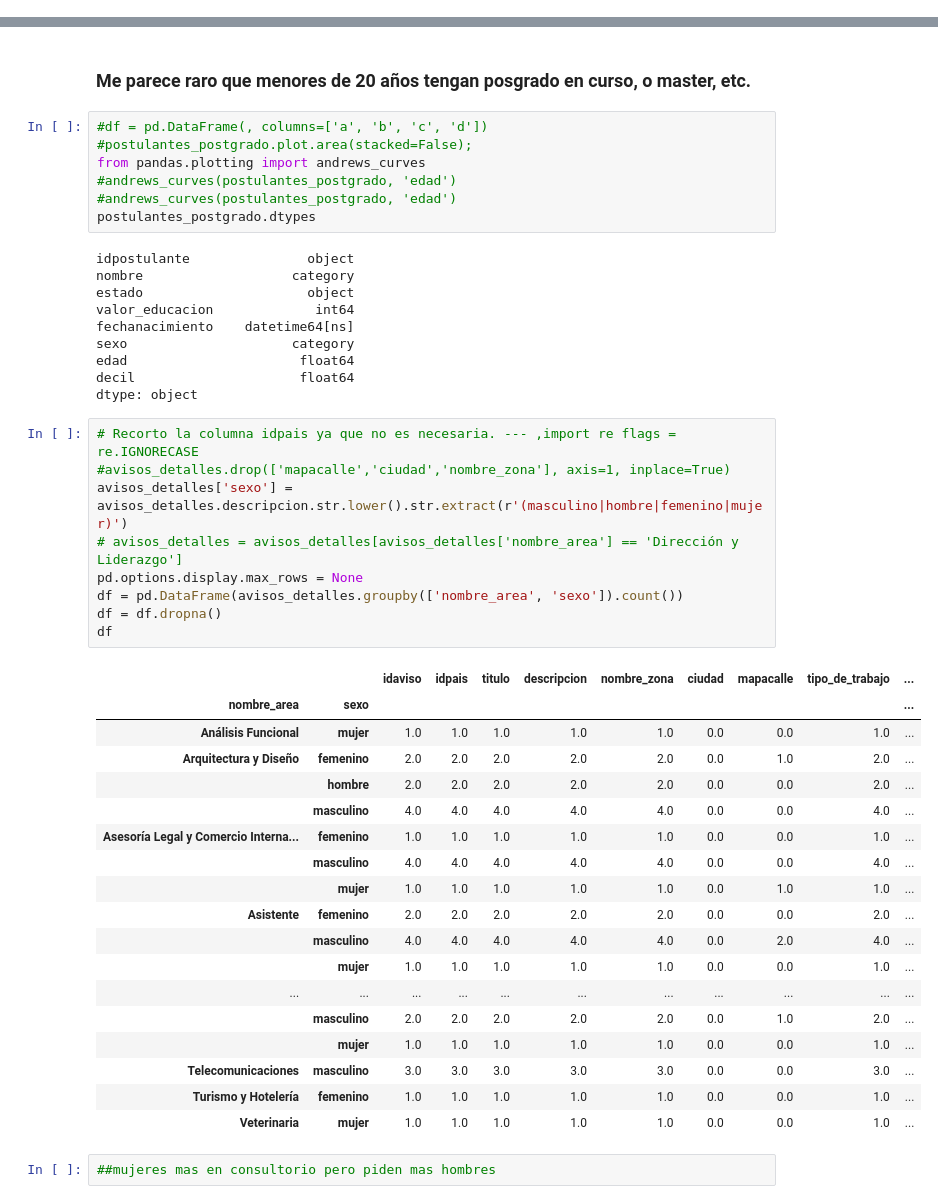
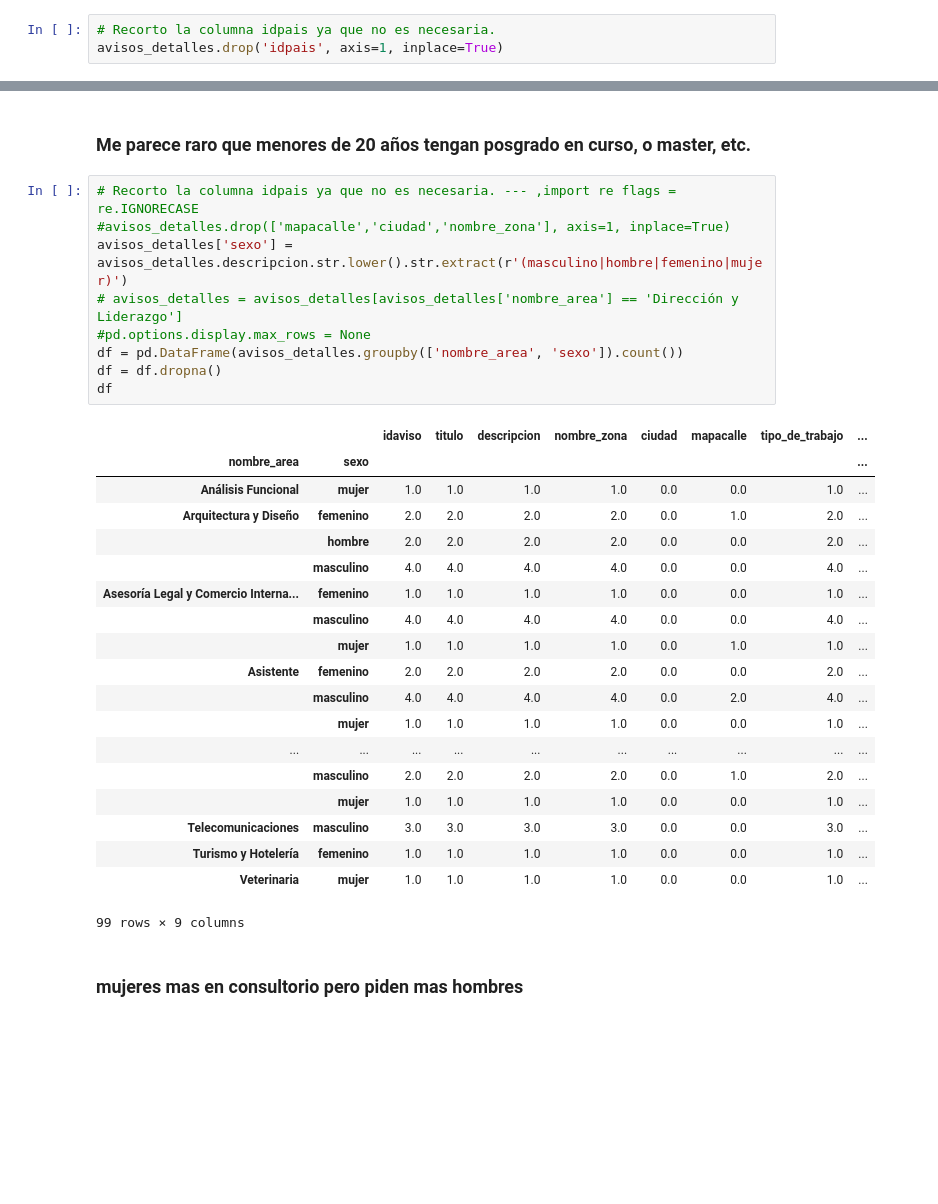
Before and after one commit to PRPablo/dataJobSearches, a Jupyter notebook: exploratoryAnalysis/tp_ariel.ipynb, the cells around one changed output, grey strips where cells are left out. Cells and saved outputs as stored; diff of their text form; blank space fills up the shorter version.

```diff
--- a/exploratoryAnalysis/tp_ariel.ipynb
+++ b/exploratoryAnalysis/tp_ariel.ipynb
@@ -59,0 +60,3 @@ Timestamp('2018-04-09 21:54:08.763476')
+# %%
+# Recorto la columna idpais ya que no es necesaria.
+avisos_detalles.drop('idpais', axis=1, inplace=True)
@@ -275,53 +284,37 @@ plt.show()
 [figure]
 # %% [markdown]
 ### Me parece raro que menores de 20 años tengan posgrado en curso, o master, etc.
-# %%
-#df = pd.DataFrame(, columns=['a', 'b', 'c', 'd'])
-#postulantes_postgrado.plot.area(stacked=False);
-from pandas.plotting import andrews_curves
-#andrews_curves(postulantes_postgrado, 'edad')
-#andrews_curves(postulantes_postgrado, 'edad')
-postulantes_postgrado.dtypes
-# %% [output]
-idpostulante               object
-nombre                   category
-estado                     object
-valor_educacion             int64
-fechanacimiento    datetime64[ns]
-sexo                     category
-edad                      float64
-decil                     float64
-dtype: object
 # %%
 # Recorto la columna idpais ya que no es necesaria. --- ,import re flags = re.IGNORECASE
 #avisos_detalles.drop(['mapacalle','ciudad','nombre_zona'], axis=1, inplace=True)
 avisos_detalles['sexo'] = avisos_detalles.descripcion.str.lower().str.extract(r'(masculino|hombre|femenino|mujer)')
 # avisos_detalles = avisos_detalles[avisos_detalles['nombre_area'] == 'Dirección y Liderazgo']
-pd.options.display.max_rows = None
+#pd.options.display.max_rows = None
 df = pd.DataFrame(avisos_detalles.groupby(['nombre_area', 'sexo']).count())
 df = df.dropna()
 df
 # %% [output]
-|  |  | idaviso | idpais | titulo | descripcion | nombre_zona | ciudad | mapacalle | tipo_de_trabajo | ... |
-| nombre_area | sexo |  |  |  |  |  |  |  |  | ... |
-| Análisis Funcional | mujer | 1.0 | 1.0 | 1.0 | 1.0 | 1.0 | 0.0 | 0.0 | 1.0 | ... |
-| Arquitectura y Diseño | femenino | 2.0 | 2.0 | 2.0 | 2.0 | 2.0 | 0.0 | 1.0 | 2.0 | ... |
-|  | hombre | 2.0 | 2.0 | 2.0 | 2.0 | 2.0 | 0.0 | 0.0 | 2.0 | ... |
-|  | masculino | 4.0 | 4.0 | 4.0 | 4.0 | 4.0 | 0.0 | 0.0 | 4.0 | ... |
-| Asesoría Legal y Comercio Interna... | femenino | 1.0 | 1.0 | 1.0 | 1.0 | 1.0 | 0.0 | 0.0 | 1.0 | ... |
-|  | masculino | 4.0 | 4.0 | 4.0 | 4.0 | 4.0 | 0.0 | 0.0 | 4.0 | ... |
-|  | mujer | 1.0 | 1.0 | 1.0 | 1.0 | 1.0 | 0.0 | 1.0 | 1.0 | ... |
-| Asistente | femenino | 2.0 | 2.0 | 2.0 | 2.0 | 2.0 | 0.0 | 0.0 | 2.0 | ... |
-|  | masculino | 4.0 | 4.0 | 4.0 | 4.0 | 4.0 | 0.0 | 2.0 | 4.0 | ... |
-|  | mujer | 1.0 | 1.0 | 1.0 | 1.0 | 1.0 | 0.0 | 0.0 | 1.0 | ... |
-| ... | ... | ... | ... | ... | ... | ... | ... | ... | ... | ... |
-|  | masculino | 2.0 | 2.0 | 2.0 | 2.0 | 2.0 | 0.0 | 1.0 | 2.0 | ... |
-|  | mujer | 1.0 | 1.0 | 1.0 | 1.0 | 1.0 | 0.0 | 0.0 | 1.0 | ... |
-| Telecomunicaciones | masculino | 3.0 | 3.0 | 3.0 | 3.0 | 3.0 | 0.0 | 0.0 | 3.0 | ... |
-| Turismo y Hotelería | femenino | 1.0 | 1.0 | 1.0 | 1.0 | 1.0 | 0.0 | 0.0 | 1.0 | ... |
-| Veterinaria | mujer | 1.0 | 1.0 | 1.0 | 1.0 | 1.0 | 0.0 | 0.0 | 1.0 | ... |
+|  |  | idaviso | titulo | descripcion | nombre_zona | ciudad | mapacalle | tipo_de_trabajo | ... |
+| nombre_area | sexo |  |  |  |  |  |  |  | ... |
+| Análisis Funcional | mujer | 1.0 | 1.0 | 1.0 | 1.0 | 0.0 | 0.0 | 1.0 | ... |
+| Arquitectura y Diseño | femenino | 2.0 | 2.0 | 2.0 | 2.0 | 0.0 | 1.0 | 2.0 | ... |
+|  | hombre | 2.0 | 2.0 | 2.0 | 2.0 | 0.0 | 0.0 | 2.0 | ... |
+|  | masculino | 4.0 | 4.0 | 4.0 | 4.0 | 0.0 | 0.0 | 4.0 | ... |
+| Asesoría Legal y Comercio Interna... | femenino | 1.0 | 1.0 | 1.0 | 1.0 | 0.0 | 0.0 | 1.0 | ... |
+|  | masculino | 4.0 | 4.0 | 4.0 | 4.0 | 0.0 | 0.0 | 4.0 | ... |
+|  | mujer | 1.0 | 1.0 | 1.0 | 1.0 | 0.0 | 1.0 | 1.0 | ... |
+| Asistente | femenino | 2.0 | 2.0 | 2.0 | 2.0 | 0.0 | 0.0 | 2.0 | ... |
+|  | masculino | 4.0 | 4.0 | 4.0 | 4.0 | 0.0 | 2.0 | 4.0 | ... |
+|  | mujer | 1.0 | 1.0 | 1.0 | 1.0 | 0.0 | 0.0 | 1.0 | ... |
+| ... | ... | ... | ... | ... | ... | ... | ... | ... | ... |
+|  | masculino | 2.0 | 2.0 | 2.0 | 2.0 | 0.0 | 1.0 | 2.0 | ... |
+|  | mujer | 1.0 | 1.0 | 1.0 | 1.0 | 0.0 | 0.0 | 1.0 | ... |
+| Telecomunicaciones | masculino | 3.0 | 3.0 | 3.0 | 3.0 | 0.0 | 0.0 | 3.0 | ... |
+| Turismo y Hotelería | femenino | 1.0 | 1.0 | 1.0 | 1.0 | 0.0 | 0.0 | 1.0 | ... |
+| Veterinaria | mujer | 1.0 | 1.0 | 1.0 | 1.0 | 0.0 | 0.0 | 1.0 | ... |
+99 rows × 9 columns
-# %%
-##mujeres mas en consultorio pero piden mas hombres
+# %% [markdown]
+### mujeres mas en consultorio pero piden mas hombres
 # %%
 avisos_detalles.describe()
 # %% [output]
```
Also changed, not shown: parts of 14 cells of this notebook.
